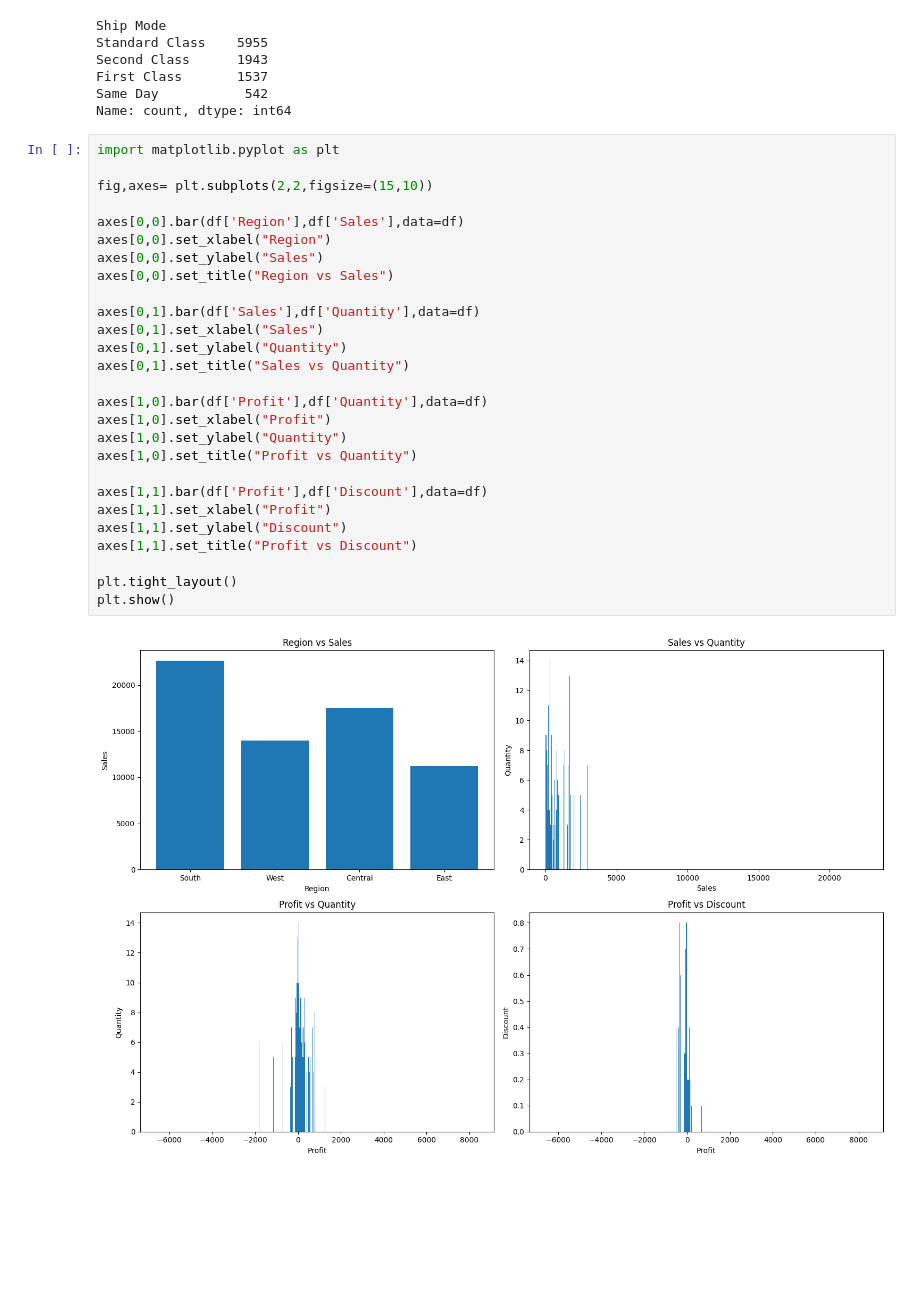
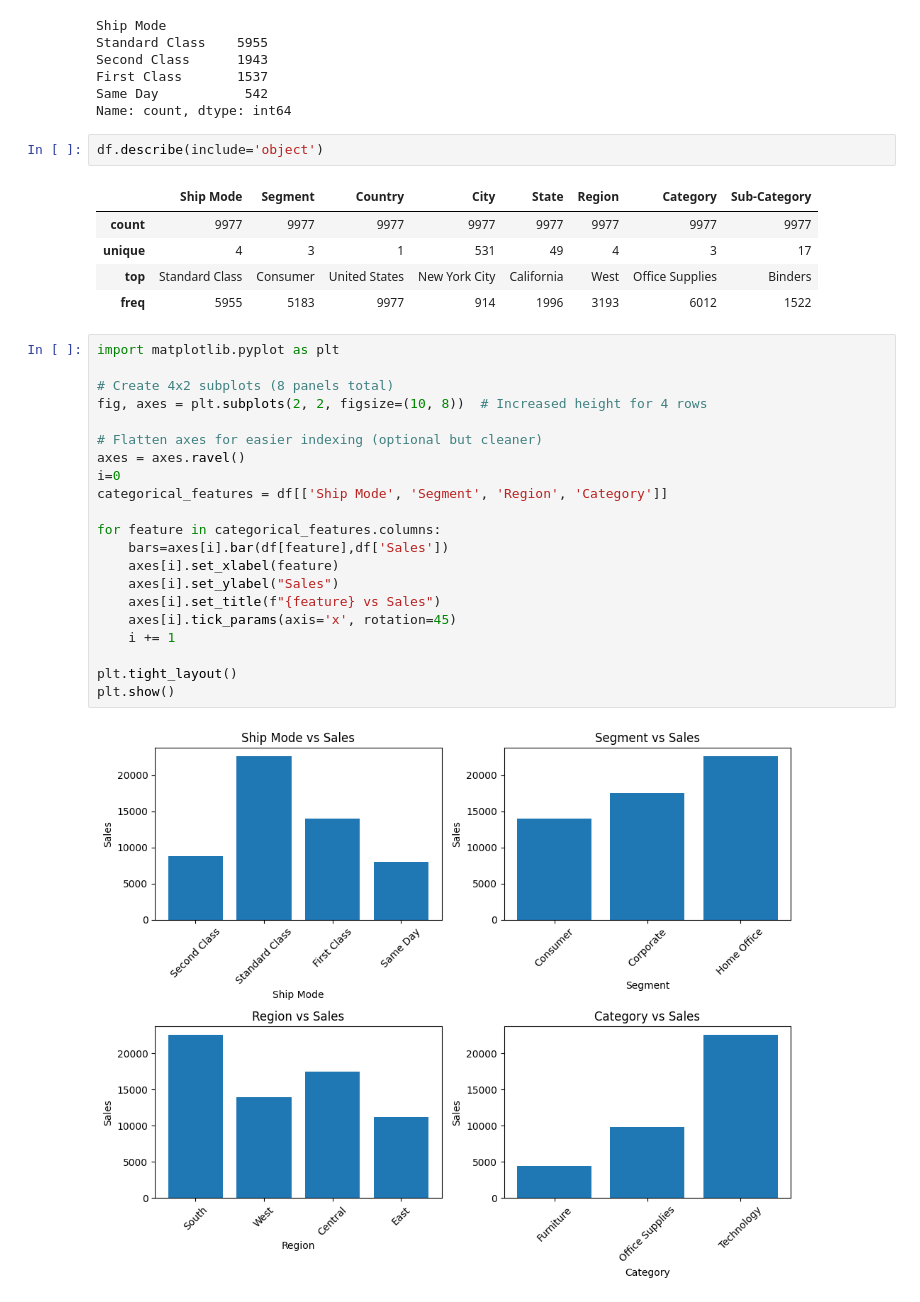
Before and after one commit to OA-Biswajit/Messy-Retail-Audit, a Jupyter notebook: Messy Retail Audit.ipynb, the cells around one changed output. Cells and saved outputs as stored; diff of their text form; blank space fills up the shorter version.

Commit message:
Categorical analysis with Profit and sales

```diff
--- a/Messy Retail Audit.ipynb
+++ b/Messy Retail Audit.ipynb
@@ -348,32 +364,34 @@ Second Class      1943
 First Class       1537
 Same Day           542
 Name: count, dtype: int64
+# %%
+df.describe(include='object')
+# %% [output]
+|  | Ship Mode | Segment | Country | City | State | Region | Category | Sub-Category |
+| count | 9977 | 9977 | 9977 | 9977 | 9977 | 9977 | 9977 | 9977 |
+| unique | 4 | 3 | 1 | 531 | 49 | 4 | 3 | 17 |
+| top | Standard Class | Consumer | United States | New York City | California | West | Office Supplies | Binders |
+| freq | 5955 | 5183 | 9977 | 914 | 1996 | 3193 | 6012 | 1522 |
 # %%
 import matplotlib.pyplot as plt
 
-fig,axes= plt.subplots(2,2,figsize=(15,10))
+# Create 4x2 subplots (8 panels total)
+fig, axes = plt.subplots(2, 2, figsize=(10, 8))  # Increased height for 4 rows
 
-axes[0,0].bar(df['Region'],df['Sales'],data=df)
-axes[0,0].set_xlabel("Region")
-axes[0,0].set_ylabel("Sales")
-axes[0,0].set_title("Region vs Sales")
+# Flatten axes for easier indexing (optional but cleaner)
+axes = axes.ravel()
+i=0
+categorical_features = df[['Ship Mode', 'Segment', 'Region', 'Category']]
 
-axes[0,1].bar(df['Sales'],df['Quantity'],data=df)
-axes[0,1].set_xlabel("Sales")
-axes[0,1].set_ylabel("Quantity")
-axes[0,1].set_title("Sales vs Quantity")
-
-axes[1,0].bar(df['Profit'],df['Quantity'],data=df)
-axes[1,0].set_xlabel("Profit")
-axes[1,0].set_ylabel("Quantity")
-axes[1,0].set_title("Profit vs Quantity")
-
-axes[1,1].bar(df['Profit'],df['Discount'],data=df)
-axes[1,1].set_xlabel("Profit")
-axes[1,1].set_ylabel("Discount")
-axes[1,1].set_title("Profit vs Discount")
+for feature in categorical_features.columns:
+    bars=axes[i].bar(df[feature],df['Sales'])
+    axes[i].set_xlabel(feature)
+    axes[i].set_ylabel("Sales")
+    axes[i].set_title(f"{feature} vs Sales")
+    axes[i].tick_params(axis='x', rotation=45)
+    i += 1
 
 plt.tight_layout()
 plt.show()
 # %% [output]
-[figure, old version]
+[figure, new version]
```
Also changed, not shown: parts of 10 cells of this notebook.
